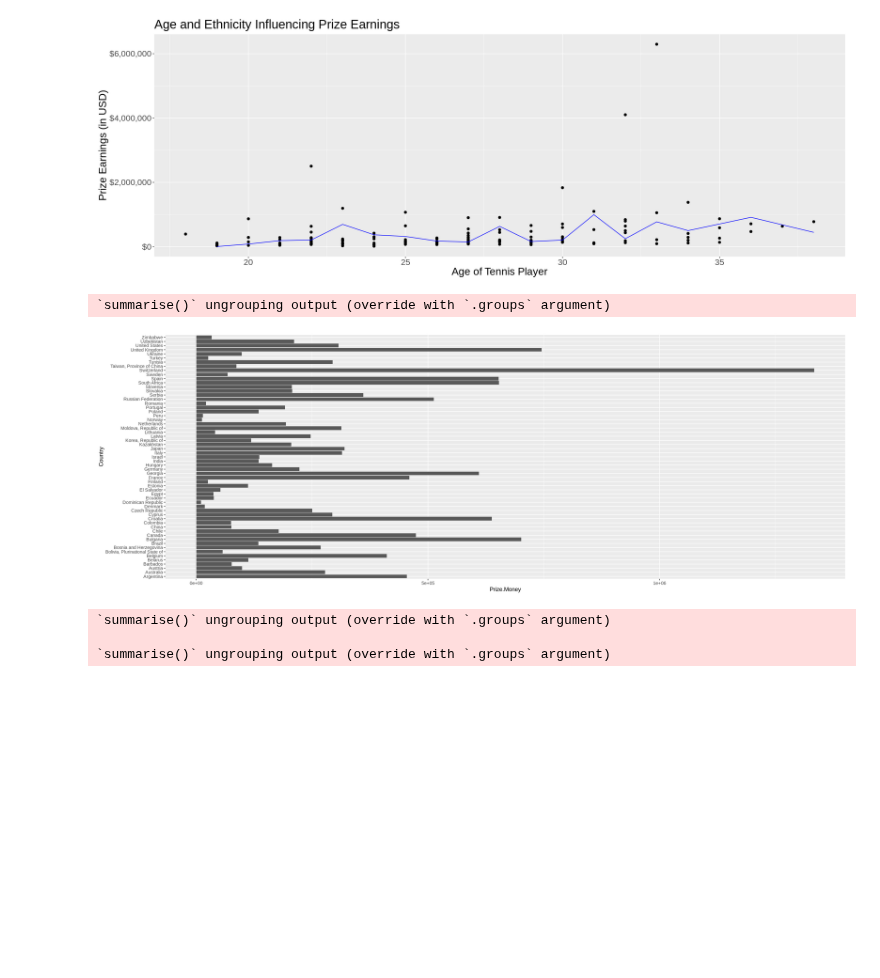
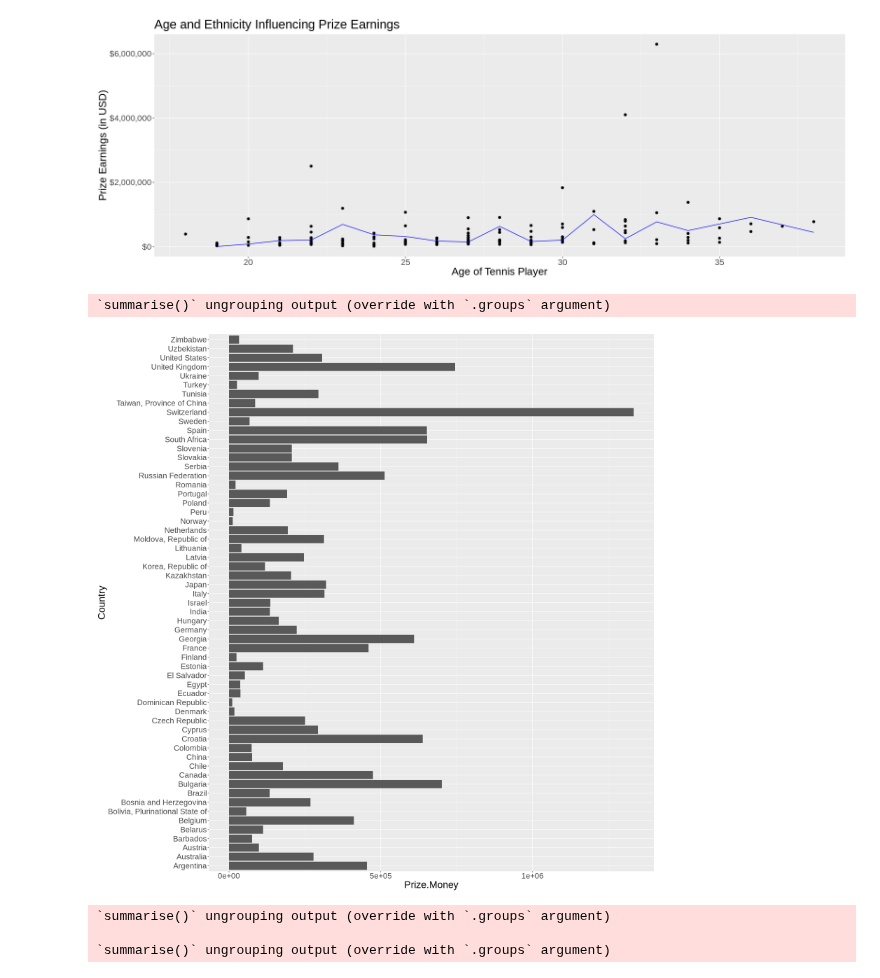
Before and after one commit to cpureza/dsci_group_project, a Jupyter notebook: dsci_project_folder/Fridays_Work.ipynb, the cells around one changed output. Saved outputs shown, nothing was run; the diff lists cells and outputs as text; code cells hidden in the pictures; blank space fills up the shorter version.

Commit message:
increased text size and height of Country vs. Money graph

```diff
--- a/dsci_project_folder/Fridays_Work.ipynb
+++ b/dsci_project_folder/Fridays_Work.ipynb
@@ -269,18 +269,20 @@ tennis_final_plot
 [figure]
 # %%
 # Graph for Country vs Money
+options(repr.plot.width = 20, repr.plot.height = 20)
 
 Country_vs_Money_data <- training_data %>%
     group_by(Country) %>%
     summarize(Prize.Money = mean(Prize.Money))
 
 Country_vs_Money <- ggplot(Country_vs_Money_data, aes(x = Prize.Money, y = Country)) +
-    geom_bar(stat = "identity")
+    geom_bar(stat = "identity") +
+    theme(text = element_text(size = 25))
 
 Country_vs_Money
 # %% [output]
 `summarise()` ungrouping output (override with `.groups` argument)
-[figure, old version]
+[figure, new version]
 # %%
 #Bar Graph age vs money
 
```
